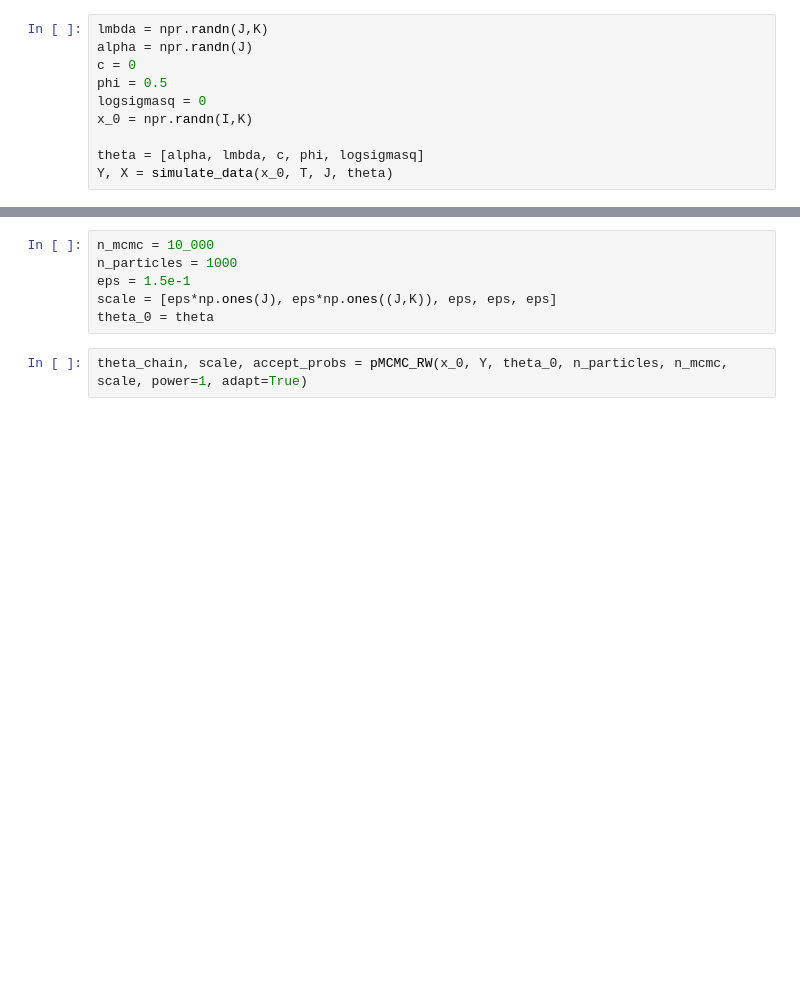
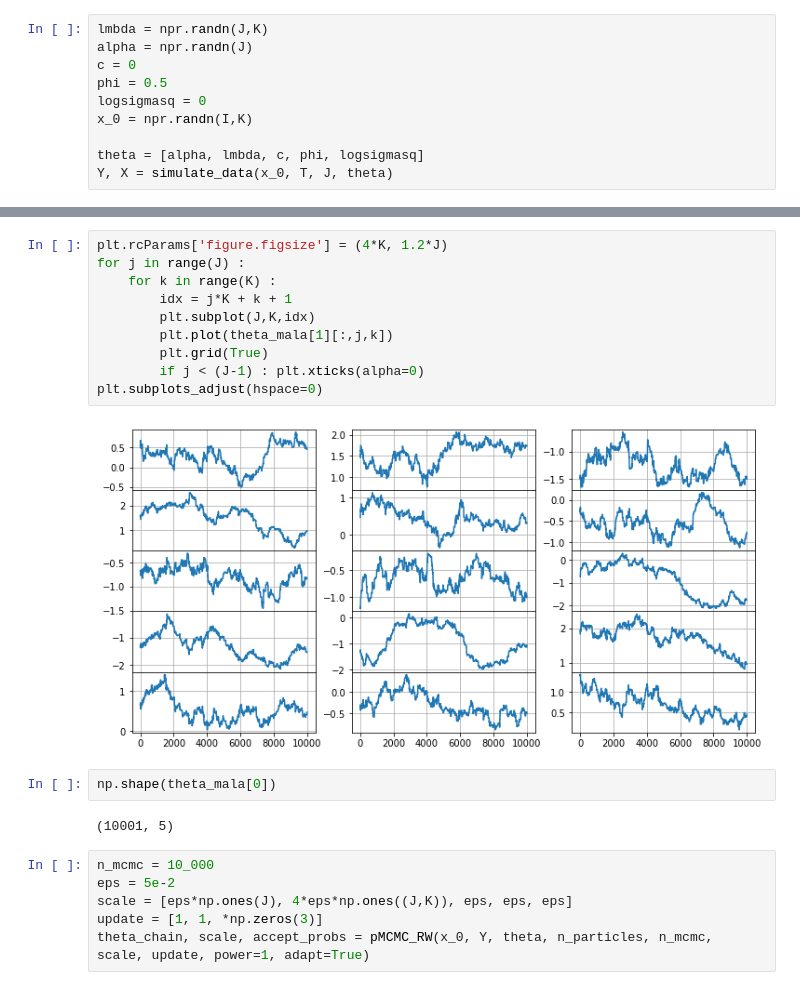
Before and after one commit to deborsheesen/DC-BATS-deborshee, a Jupyter notebook: ecology/mala.ipynb, the cells around one changed output, grey strips where cells are left out. Cells and saved outputs as stored; diff of their text form; blank space fills up the shorter version.

Commit message:
adaptive MALA initial

```diff
--- a/ecology/mala.ipynb
+++ b/ecology/mala.ipynb
@@ -76,9 +94,23 @@ plt.grid(True);
+# %%
+plt.rcParams['figure.figsize'] = (4*K, 1.2*J)
+for j in range(J) :
+    for k in range(K) :
+        idx = j*K + k + 1
+        plt.subplot(J,K,idx)
+        plt.plot(theta_mala[1][:,j,k])
+        plt.grid(True)
+        if j < (J-1) : plt.xticks(alpha=0)
+plt.subplots_adjust(hspace=0)
+# %% [output]
+[figure, added]
+# %%
+np.shape(theta_mala[0])
+# %% [output]
+(10001, 5)
 # %%
 n_mcmc = 10_000
-n_particles = 1000
-eps = 1.5e-1
-scale = [eps*np.ones(J), eps*np.ones((J,K)), eps, eps, eps]
-theta_0 = theta
+eps = 5e-2
+scale = [eps*np.ones(J), 4*eps*np.ones((J,K)), eps, eps, eps]
+update = [1, 1, *np.zeros(3)]
+theta_chain, scale, accept_probs = pMCMC_RW(x_0, Y, theta, n_particles, n_mcmc, scale, update, power=1, adapt=True)
-# %%
-theta_chain, scale, accept_probs = pMCMC_RW(x_0, Y, theta_0, n_particles, n_mcmc, scale, power=1, adapt=True)
 # %%
```
Also changed, not shown: parts of 11 cells of this notebook, 4 other files.
